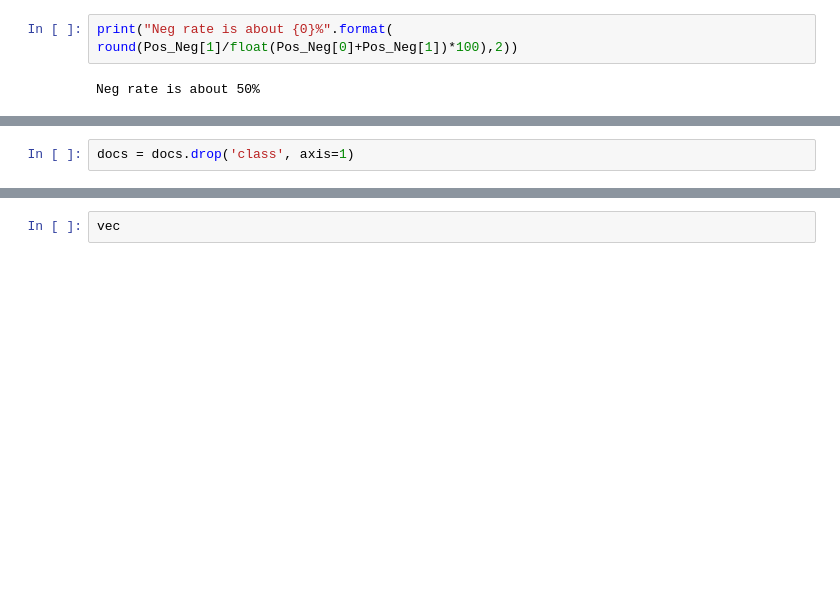
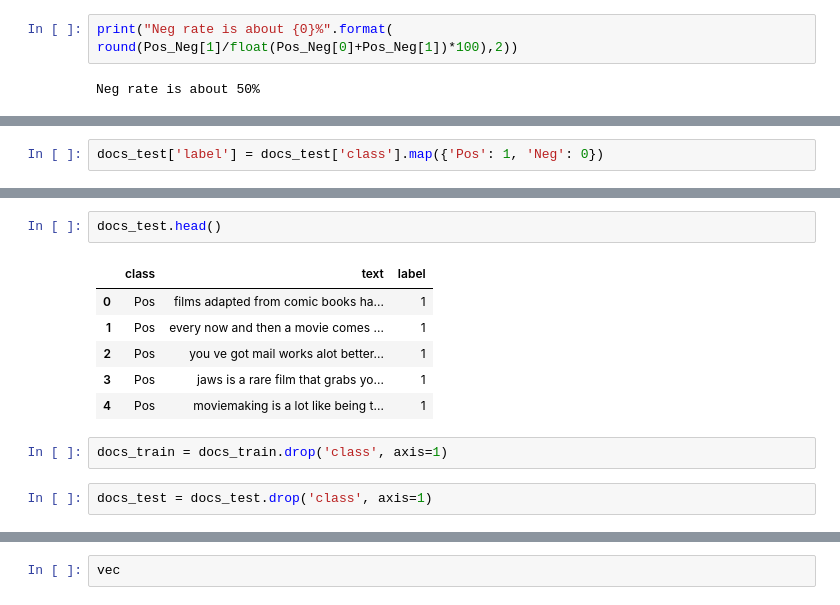
Before and after one commit to praveen21singh/AILab, a Jupyter notebook: NAIVE BAISE/IMDB_Bernoulli_NB.ipynb, the cells around one changed output, grey strips where cells are left out. Cells and saved outputs as stored; diff of their text form; blank space fills up the shorter version.

```diff
--- a/NAIVE BAISE/IMDB_Bernoulli_NB.ipynb
+++ b/NAIVE BAISE/IMDB_Bernoulli_NB.ipynb
@@ -31 +37,3 @@ docs['label'] = docs['class'].map({'Pos': 1, 'Neg': 0})
+# %%
+docs_test['label'] = docs_test['class'].map({'Pos': 1, 'Neg': 0})
 # %%
@@ -37,6 +45,17 @@ docs.head()
 | 2 | Pos | steven spielberg s amistad which ... | 1 |
 | 3 | Pos | he has spent his entire life in a... | 1 |
 | 4 | Pos | being that it is a foreign langua... | 1 |
+# %%
+docs_test.head()
+# %% [output]
+|  | class | text | label |
+| 0 | Pos | films adapted from comic books ha... | 1 |
+| 1 | Pos | every now and then a movie comes ... | 1 |
+| 2 | Pos | you ve got mail works alot better... | 1 |
+| 3 | Pos | jaws is a rare film that grabs yo... | 1 |
+| 4 | Pos | moviemaking is a lot like being t... | 1 |
 # %%
-docs = docs.drop('class', axis=1)
+docs_train = docs_train.drop('class', axis=1)
+# %%
+docs_test = docs_test.drop('class', axis=1)
 # %%
```
Also changed, not shown: parts of 34 cells of this notebook.
